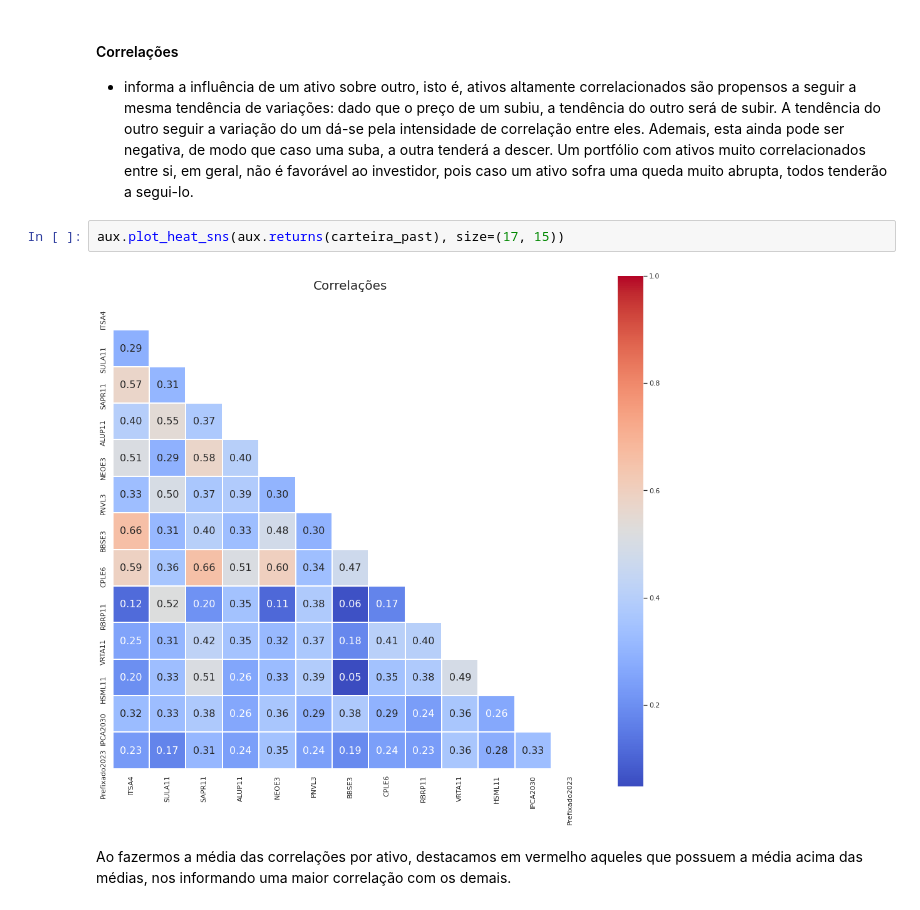
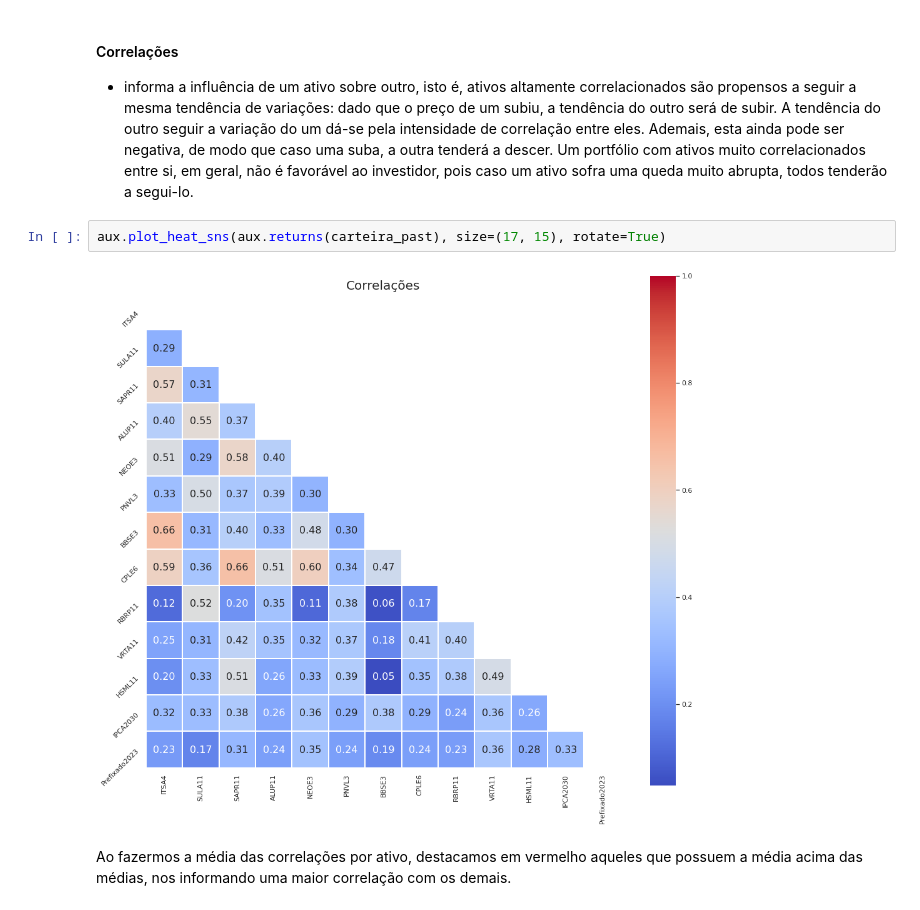
Before and after one commit to savimf/main_portfolio, a Jupyter notebook: Carteira_Analise_A/carteira_analise_A.ipynb, the cells around one changed output. Cells and saved outputs as stored; diff of their text form.

```diff
--- a/Carteira_Analise_A/carteira_analise_A.ipynb
+++ b/Carteira_Analise_A/carteira_analise_A.ipynb
@@ -531,9 +531,9 @@ Beta da carteira passado: -2.6192057805239107e-05
 #### Correlações
 - informa a influência de um ativo sobre outro, isto é, ativos altamente correlacionados são propensos a seguir a mesma tendência de variações: dado que o preço de um subiu, a tendência do outro será de subir. A tendência do outro seguir a variação do um dá-se pela intensidade de correlação entre eles. Ademais, esta ainda pode ser negativa, de modo que caso uma suba, a outra tenderá a descer. Um portfólio com ativos muito correlacionados entre si, em geral, não é favorável ao investidor, pois caso um ativo sofra uma queda muito abrupta, todos tenderão a segui-lo.
 # %%
-aux.plot_heat_sns(aux.returns(carteira_past), size=(17, 15))
+aux.plot_heat_sns(aux.returns(carteira_past), size=(17, 15), rotate=True)
 # %% [output]
-[figure, old version]
+[figure, new version]
 # %% [markdown]
 Ao fazermos a média das correlações por ativo, destacamos em vermelho aqueles que possuem a média acima das médias, nos informando uma maior correlação com os demais.
 # %%
```
Also changed, not shown: parts of 20 cells of this notebook.
